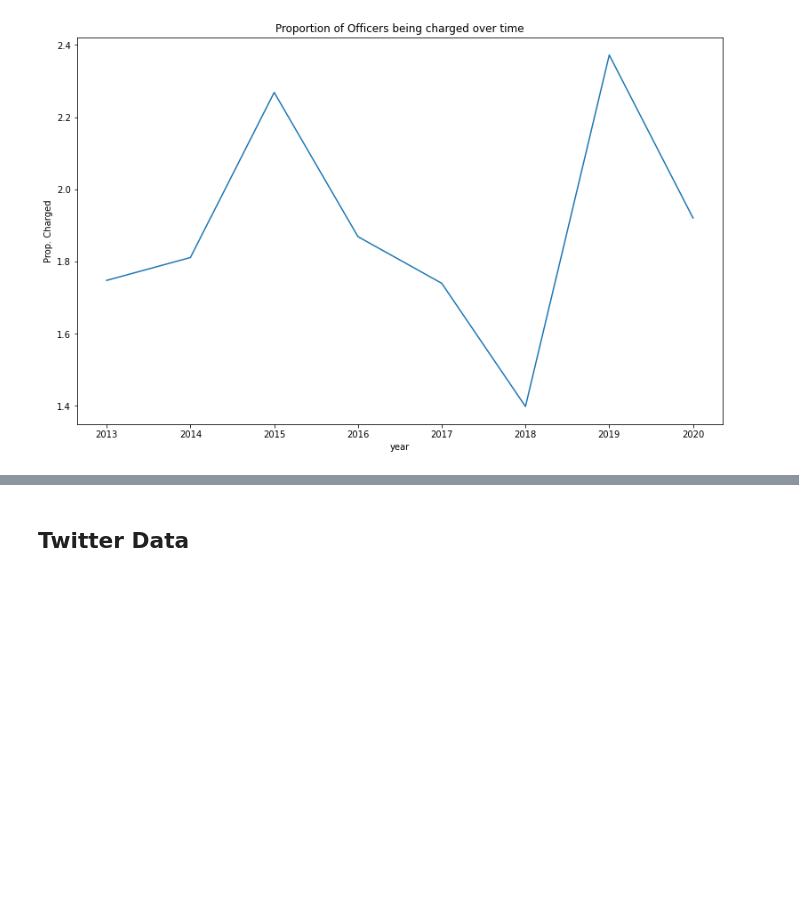
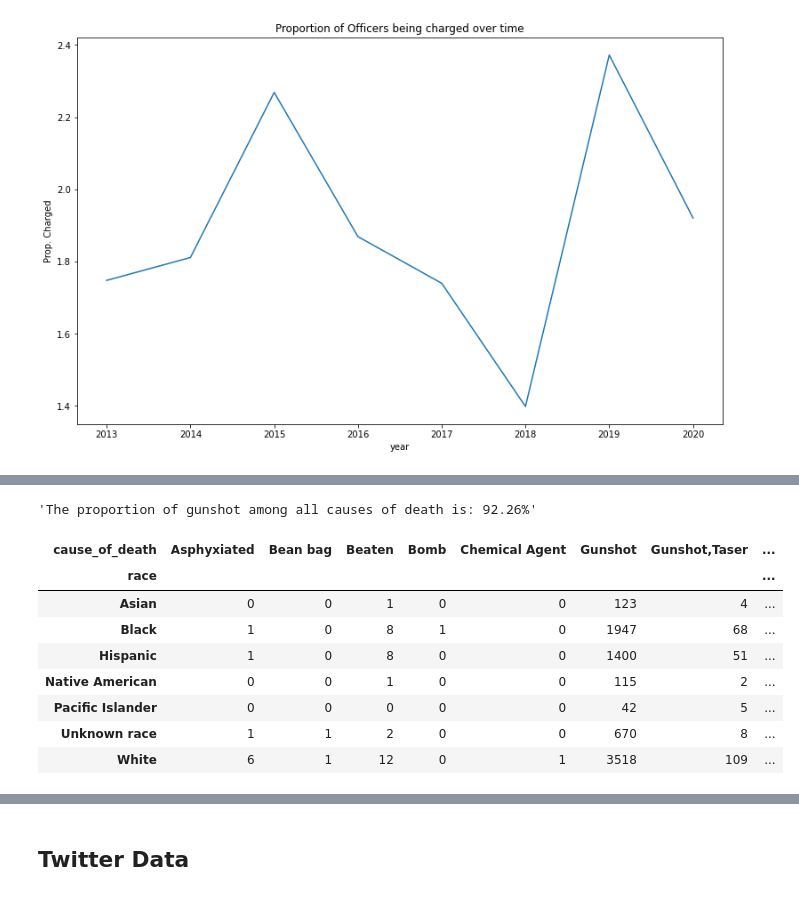
Before and after one commit to dowoma/DDS_BLM, a Jupyter notebook: DataCleaning-copy.ipynb, the cells around one changed output, grey strips where cells are left out. Cells and saved outputs as stored; diff of their text form; code cells hidden in the pictures; blank space fills up the shorter version.

```diff
--- a/DataCleaning-copy.ipynb
+++ b/DataCleaning-copy.ipynb
@@ -370,0 +399,27 @@ prop_charged_vs_time = sns.lineplot(
+# %%
+all_cause_count = mpv["cause_of_death"].value_counts()
+gun_shot_count = all_cause_count.get(['Gunshot']).sum()
+gun_shot_prop = gun_shot_count / all_cause_count.sum() * 100
+
+"The proportion of gunshot among all causes of death is: {}%".format(str(round(gun_shot_prop, 2)))
+# %% [output]
+'The proportion of gunshot among all causes of death is: 92.26%'
+# %%
+#creating pivot table for race and causes
+by_race_cod = mpv.groupby(["cause_of_death", "race"]).count()
+cause_pvt = by_race_cod.pivot_table(\
+    index= ['race'], columns='cause_of_death', values='count', fill_value=0
+)
+
+cause_pvt['Prop. gunshot'] = round(100 * cause_pvt['Gunshot'] / cause_pvt.sum(axis=1), 2)
+cause_pvt
+# %% [output]
+| cause_of_death | Asphyxiated | Bean bag | Beaten | Bomb | Chemical Agent | Gunshot | Gunshot,Taser | ... |
+| race |  |  |  |  |  |  |  | ... |
+| Asian | 0 | 0 | 1 | 0 | 0 | 123 | 4 | ... |
+| Black | 1 | 0 | 8 | 1 | 0 | 1947 | 68 | ... |
+| Hispanic | 1 | 0 | 8 | 0 | 0 | 1400 | 51 | ... |
+| Native American | 0 | 0 | 1 | 0 | 0 | 115 | 2 | ... |
+| Pacific Islander | 0 | 0 | 0 | 0 | 0 | 42 | 5 | ... |
+| Unknown race | 1 | 1 | 2 | 0 | 0 | 670 | 8 | ... |
+| White | 6 | 1 | 12 | 0 | 1 | 3518 | 109 | ... |
```
Also changed, not shown: parts of 5 cells of this notebook.
